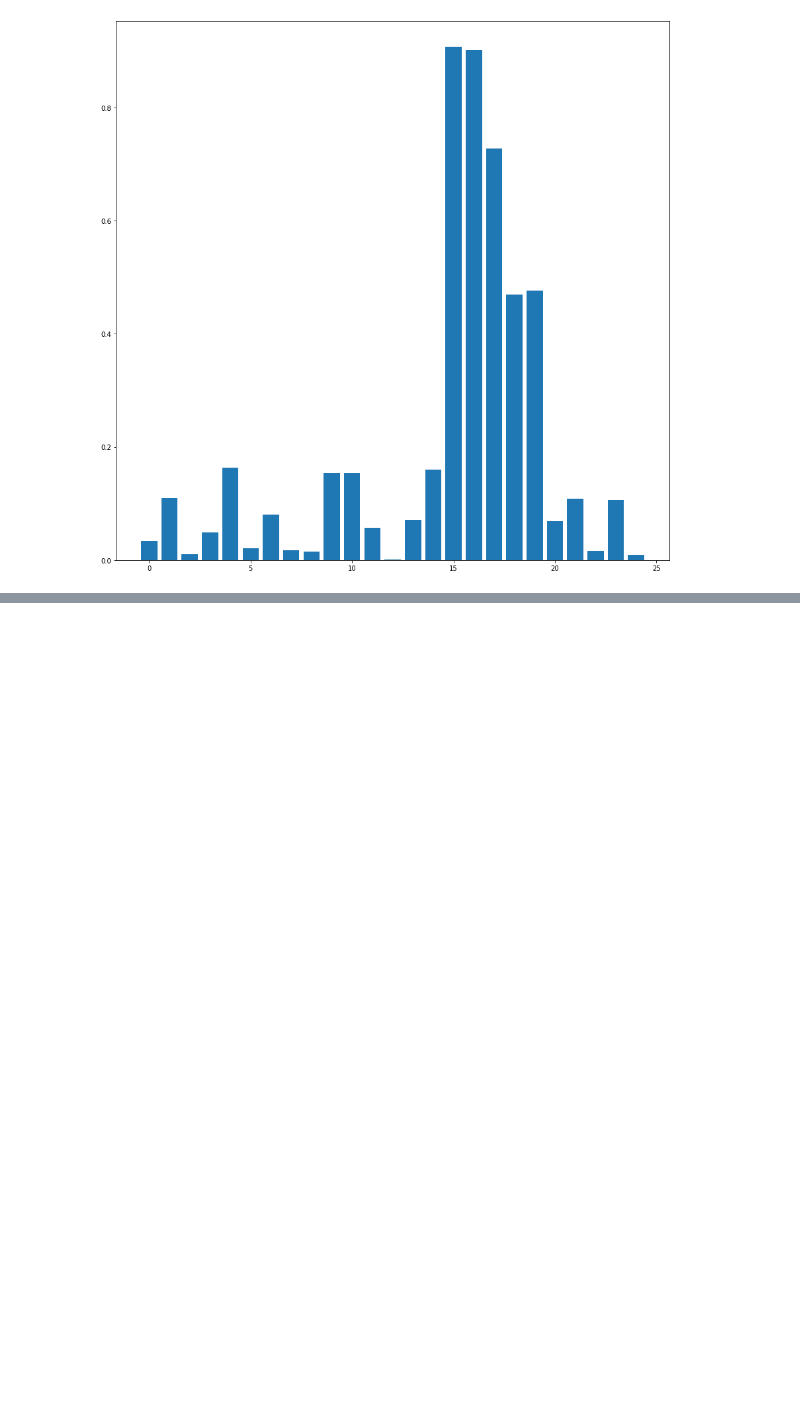
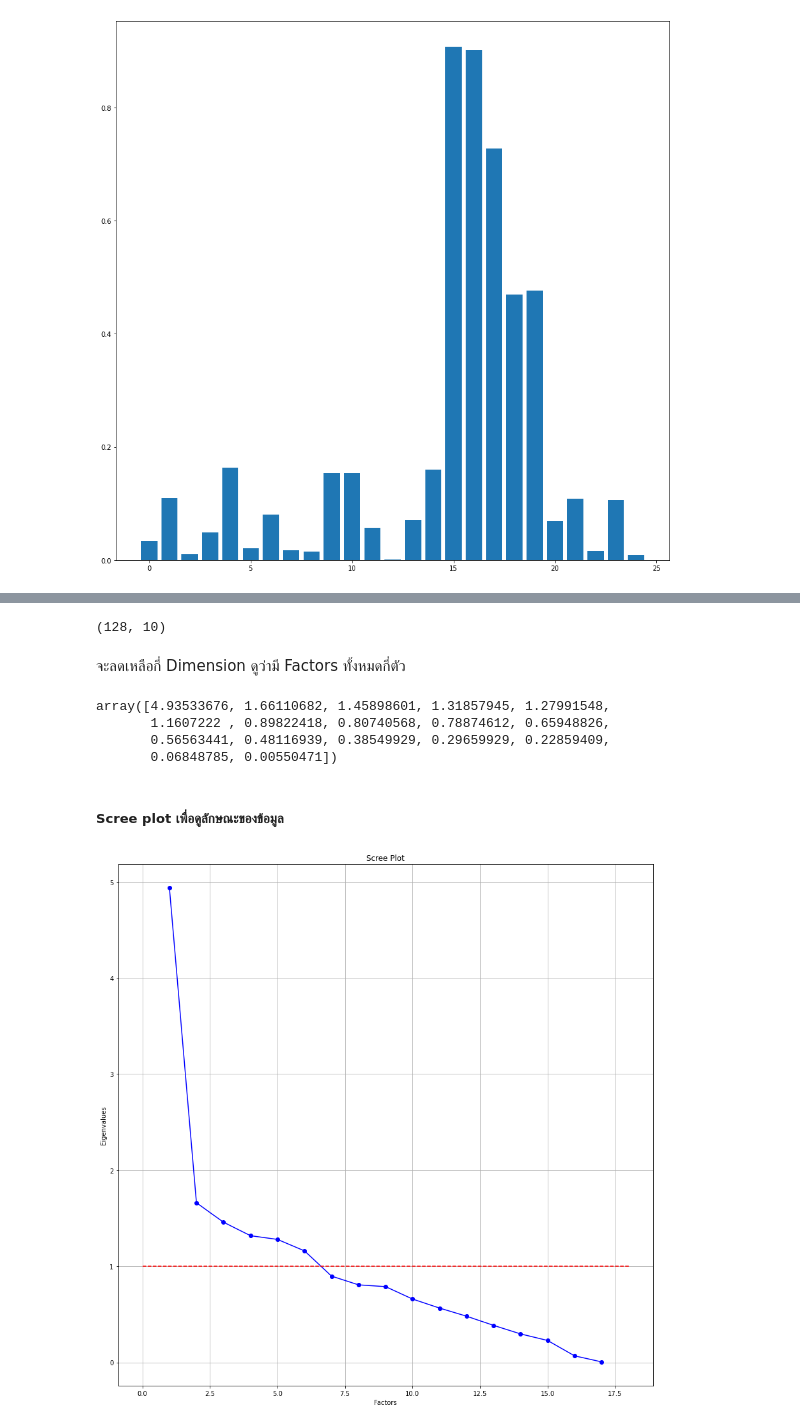
Before and after one commit to nichakornchaisuwan/multivariaet, a Jupyter notebook: Chapter_5_Factor_Analysis.ipynb, the cells around one changed output, grey strips where cells are left out. Saved outputs shown, nothing was run; the diff lists cells and outputs as text; code cells hidden in the pictures; blank space fills up the shorter version.

```diff
--- a/Chapter_5_Factor_Analysis.ipynb
+++ b/Chapter_5_Factor_Analysis.ipynb
@@ -247,0 +291,2 @@ plt.bar(range(25),np.absolute(fa2.loadings_[:,0]))
+# %%
+fifa_dropped=fifa_dropped.dropna()
@@ -247,0 +327,2 @@ plt.bar(range(25),np.absolute(fa2.loadings_[:,0]))
+# %%
+fa = FactorAnalyzer(n_factors=10)
@@ -247,0 +331,30 @@ plt.bar(range(25),np.absolute(fa2.loadings_[:,0]))
+# %%
+data_fa=fa.fit_transform(fifa_dropped)
+# %%
+data_fa.shape
+# %% [output]
+(128, 10)
+# %% [markdown]
+จะลดเหลือกี่ Dimension ดูว่ามี Factors ทั้งหมดกี่ตัว
+# %%
+ev,v=fa.get_eigenvalues()
+# %%
+ev #ดูที่ค่า eigen values มากกว่า 1
+# %% [output]
+array([4.93533676, 1.66110682, 1.45898601, 1.31857945, 1.27991548,
+       1.1607222 , 0.89822418, 0.80740568, 0.78874612, 0.65948826,
+       0.56563441, 0.48116939, 0.38549929, 0.29659929, 0.22859409,
+       0.06848785, 0.00550471])
+# %% [markdown]
+##### Scree plot เพื่อดูลักษณะของข้อมูล
+# %%
+#Create scree plot using matholotlib
+plt.plot(range(1,fifa_dropped.shape[1]+1),ev,'bo-')
+plt.plot([0,fifa_dropped.shape[1]+1],[1,1],'r--')
+plt.title('Scree Plot')
+plt.xlabel('Factors')
+plt.ylabel('Eigenvalues')
+plt.grid()
+plt.show()
+# %% [output]
+[figure, added]
```
Also changed, not shown: parts of 37 cells of this notebook.
